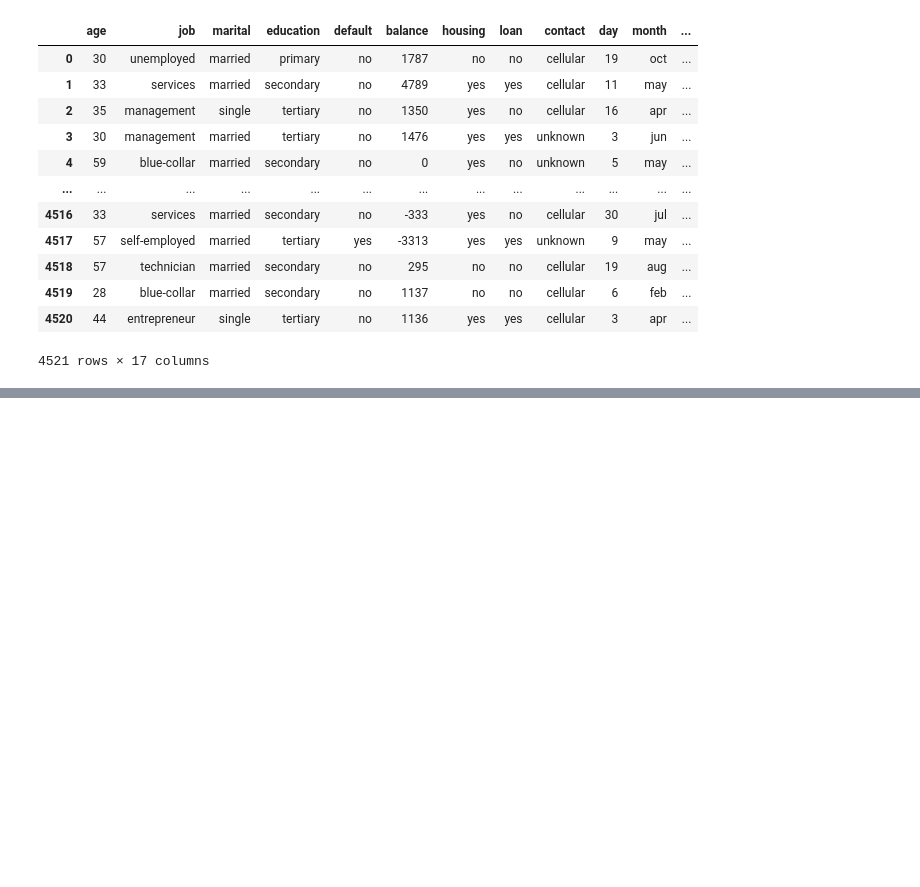
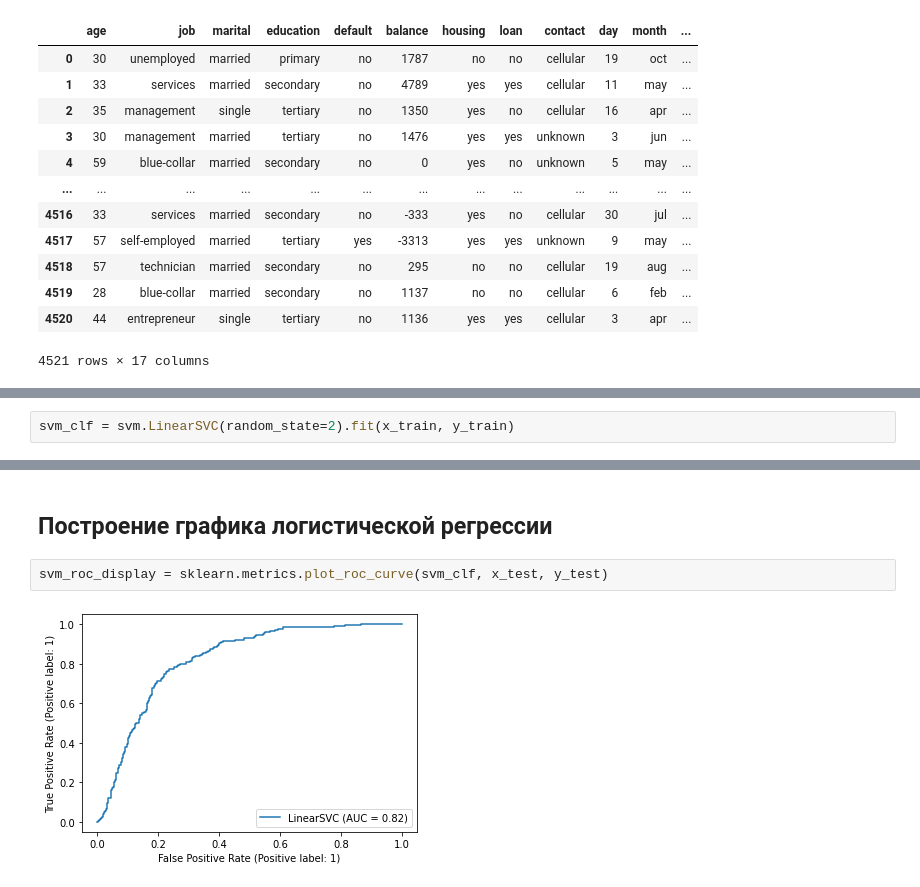
Before and after one commit to EkT1oN/tris, a Jupyter notebook: bank.ipynb, the cells around one changed output, grey strips where cells are left out. Drawn from its saved outputs; the diff is of its cells as text; blank space fills up the shorter version.

```diff
--- a/bank.ipynb
+++ b/bank.ipynb
@@ -82,0 +160,2 @@ job_dict
+# %%
+svm_clf = svm.LinearSVC(random_state=2).fit(x_train, y_train)
@@ -82,0 +189,6 @@ job_dict
+# %% [markdown]
+## Построение графика логистической регрессии
+# %%
+svm_roc_display = sklearn.metrics.plot_roc_curve(svm_clf, x_test, y_test)
+# %% [output]
+[figure, added]
```
Also changed, not shown: parts of 34 cells of this notebook.
